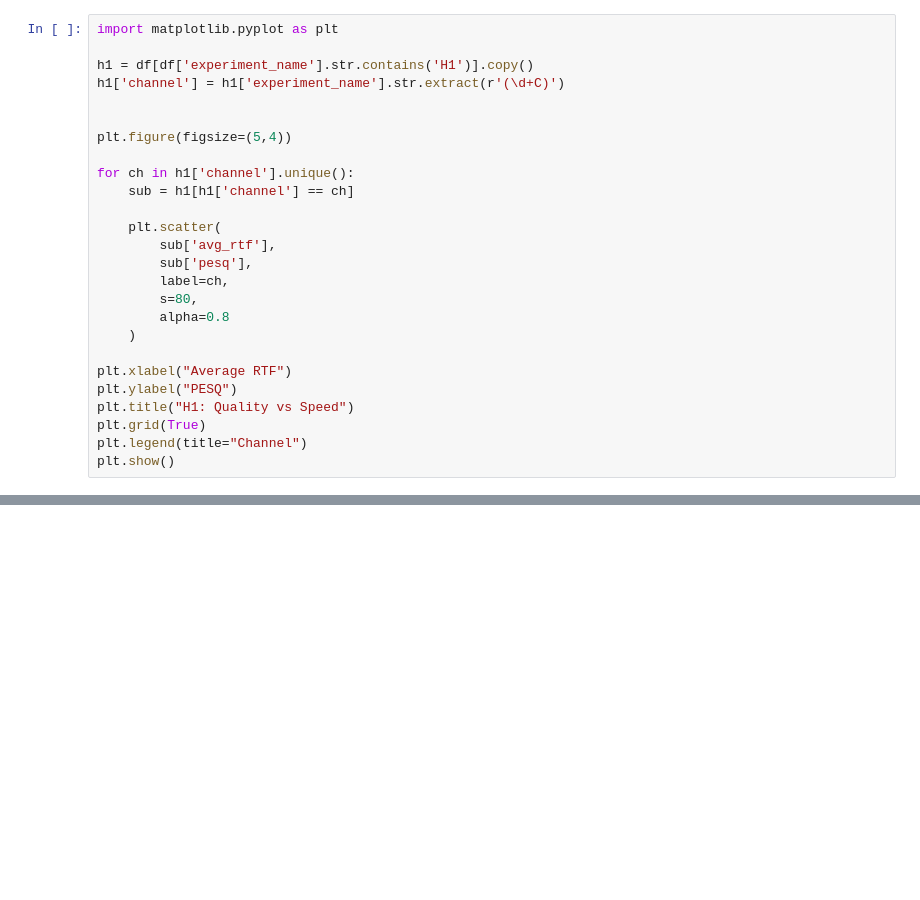
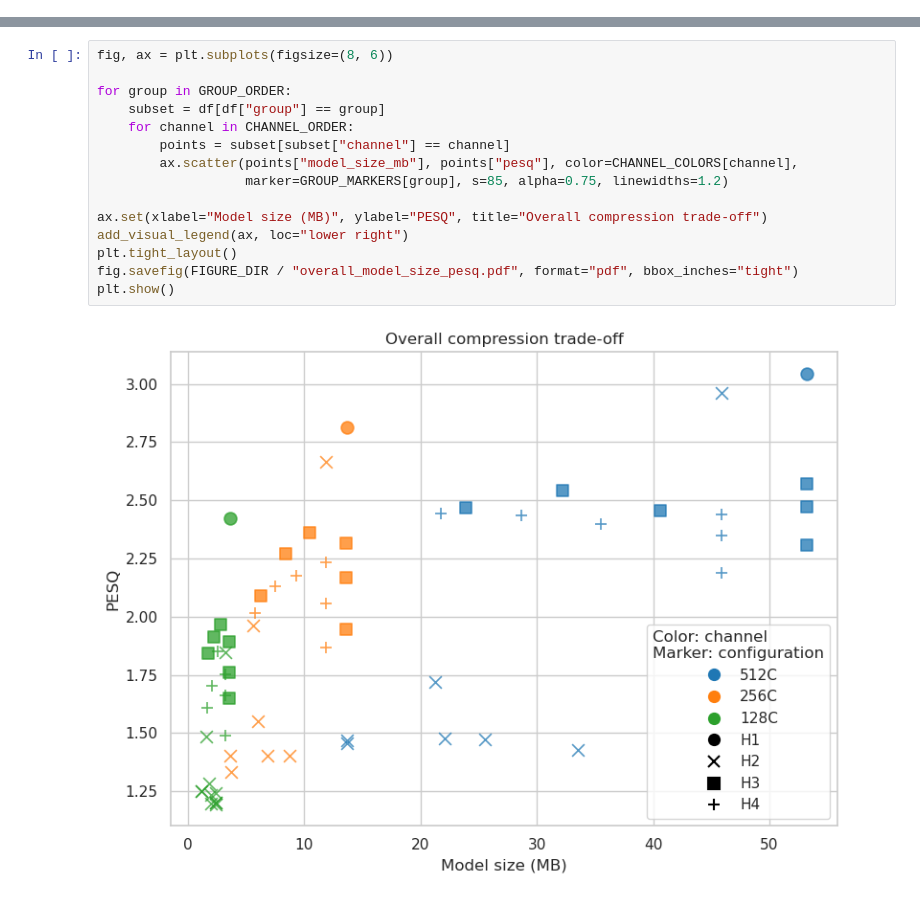
Before and after one commit to chanky1998/BIMAP_VOCODE, a Jupyter notebook: experiments_results_pd.ipynb, the cells around one changed output, grey strips where cells are left out. Saved outputs shown, nothing was run; the diff lists cells and outputs as text; blank space fills up the shorter version.

```diff
--- a/experiments_results_pd.ipynb
+++ b/experiments_results_pd.ipynb
@@ -87,26 +0,0 @@ plt.show()
-# %%
-import matplotlib.pyplot as plt
-
-h1 = df[df['experiment_name'].str.contains('H1')].copy()
-h1['channel'] = h1['experiment_name'].str.extract(r'(\d+C)')
-
-
-plt.figure(figsize=(5,4))
-
-for ch in h1['channel'].unique():
-    sub = h1[h1['channel'] == ch]
-
-    plt.scatter(
-        sub['avg_rtf'],
-        sub['pesq'],
-        label=ch,
-        s=80,
-        alpha=0.8
-    )
-
-plt.xlabel("Average RTF")
-plt.ylabel("PESQ")
-plt.title("H1: Quality vs Speed")
-plt.grid(True)
-plt.legend(title="Channel")
-plt.show()
@@ -516,0 +46,17 @@ plt.show()
+# %%
+fig, ax = plt.subplots(figsize=(8, 6))
+
+for group in GROUP_ORDER:
+    subset = df[df["group"] == group]
+    for channel in CHANNEL_ORDER:
+        points = subset[subset["channel"] == channel]
+        ax.scatter(points["model_size_mb"], points["pesq"], color=CHANNEL_COLORS[channel],
+                   marker=GROUP_MARKERS[group], s=85, alpha=0.75, linewidths=1.2)
+
+ax.set(xlabel="Model size (MB)", ylabel="PESQ", title="Overall compression trade-off")
+add_visual_legend(ax, loc="lower right")
+plt.tight_layout()
+fig.savefig(FIGURE_DIR / "overall_model_size_pesq.pdf", format="pdf", bbox_inches="tight")
+plt.show()
+# %% [output]
+[figure, added]
```
Also changed, not shown: parts of 23 cells of this notebook, 1 other file.
